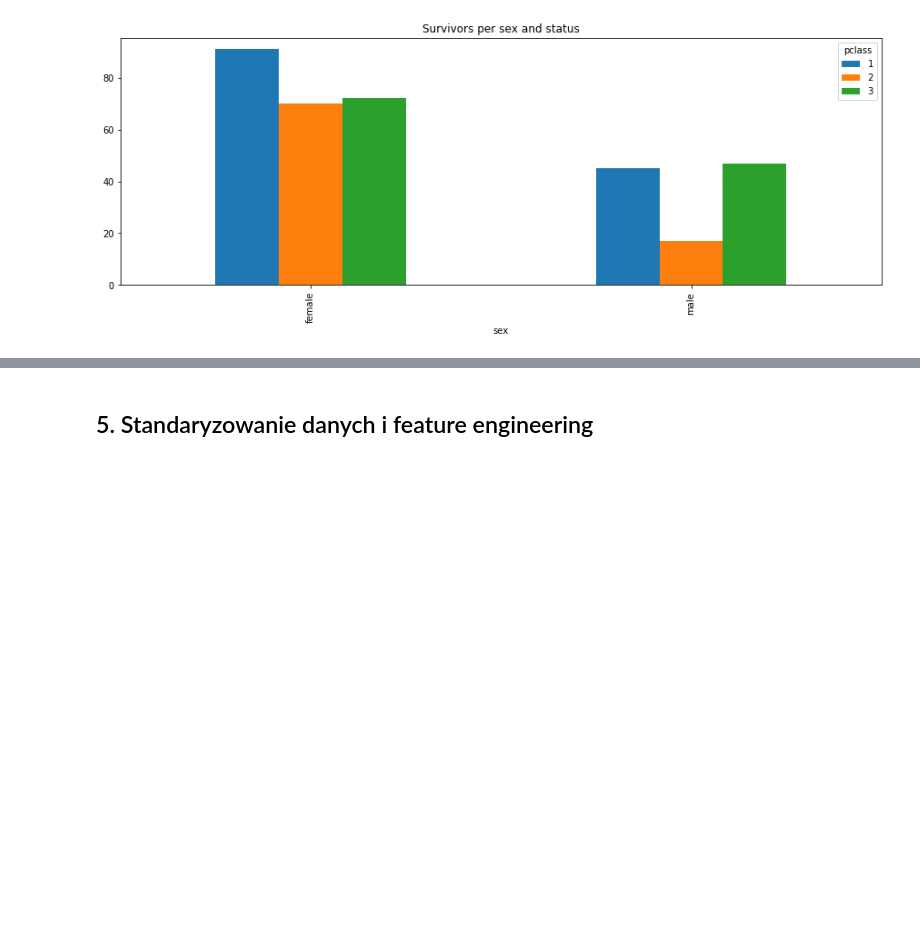
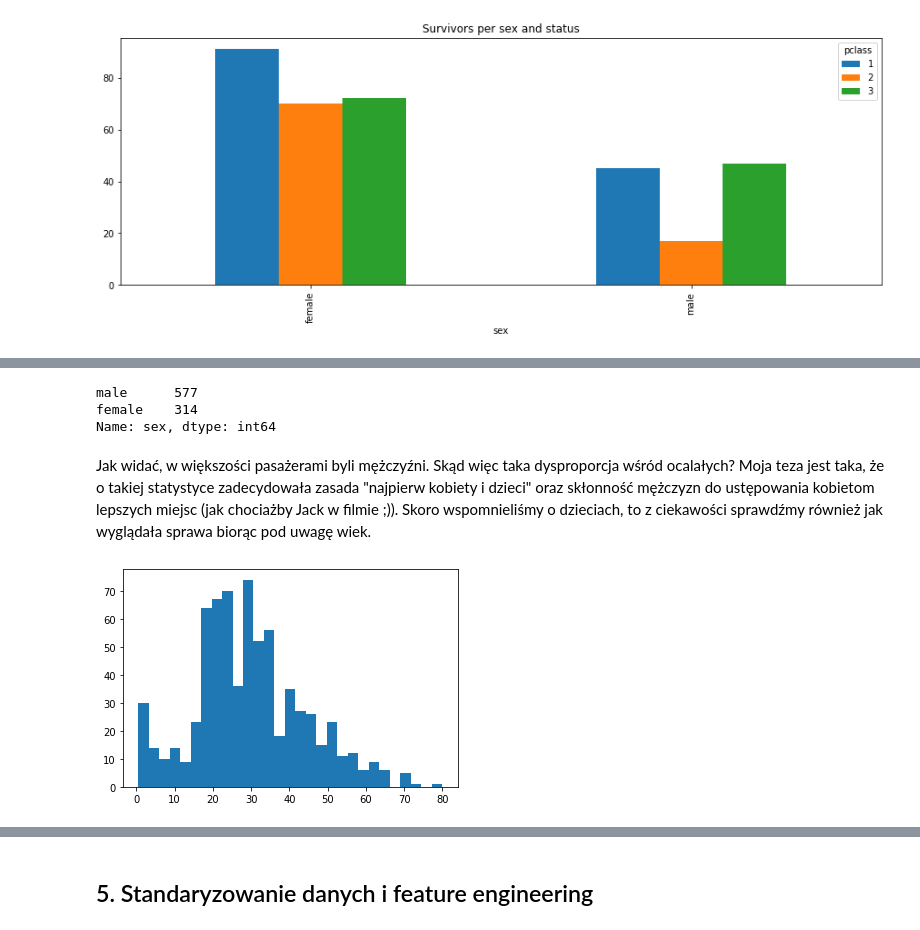
Before and after one commit to marcinsola/titanic-dataset, a Jupyter notebook: Titanic.ipynb, the cells around one changed output, grey strips where cells are left out. Saved outputs shown, nothing was run; the diff lists cells and outputs as text; code cells hidden in the pictures; blank space fills up the shorter version.

Commit message:
Change order and add more feature visualisation

```diff
--- a/Titanic.ipynb
+++ b/Titanic.ipynb
@@ -121,0 +131,12 @@ Ten krok w zasadzie powinien być jednym z pierwszych, ale w tym przypadku nasz
+# %%
+train['sex'].value_counts()
+# %% [output]
+male      577
+female    314
+Name: sex, dtype: int64
+# %% [markdown]
+Jak widać, w większości pasażerami byli mężczyźni. Skąd więc taka dysproporcja wśród ocalałych? Moja teza jest taka, że o takiej statystyce zadecydowała zasada "najpierw kobiety i dzieci" oraz skłonność mężczyzn do ustępowania kobietom lepszych miejsc (jak chociażby Jack w filmie ;)). Skoro wspomnieliśmy o dzieciach, to z ciekawości sprawdźmy również jak wyglądała sprawa biorąc pod uwagę wiek.
+# %%
+plt.hist(train['age'][train['age'] >= 0], bins=29);
+# %% [output]
+[figure, added]
```
Also changed, not shown: parts of 13 cells of this notebook.
